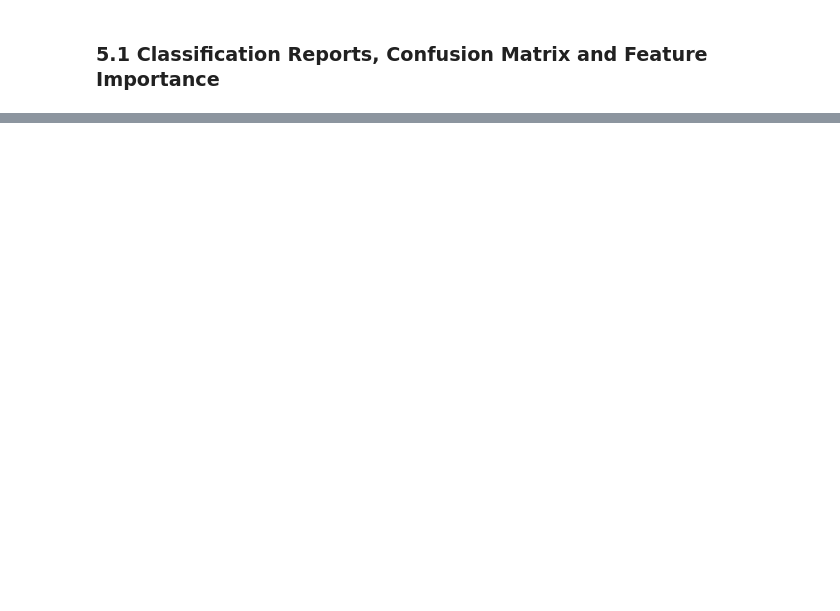
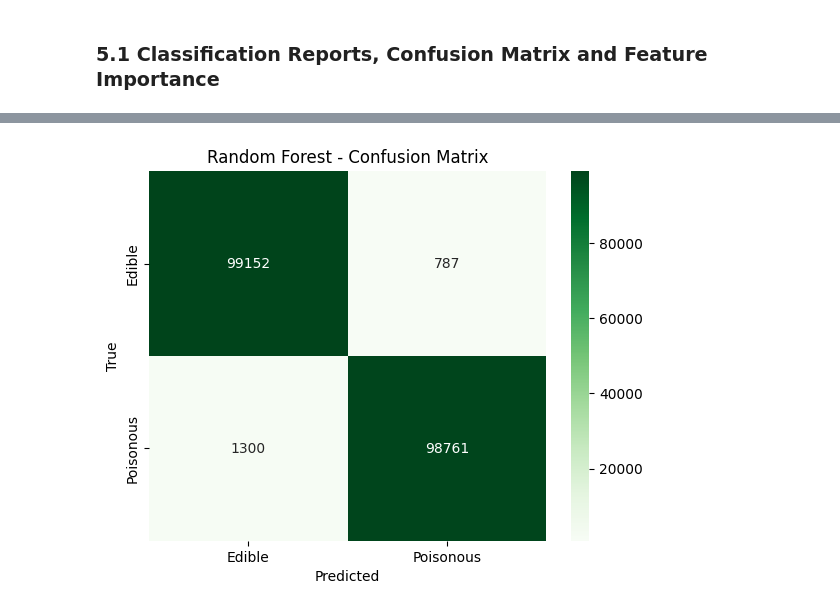
Before and after one commit to rodeso/iart.mushroom, a Jupyter notebook: supervised-learning.ipynb, the cells around one changed output, grey strips where cells are left out. Drawn from its saved outputs; the diff is of its cells as text; code cells hidden in the pictures; blank space fills up the shorter version.

```diff
--- a/supervised-learning.ipynb
+++ b/supervised-learning.ipynb
@@ -135,0 +221,12 @@ plt.show()
+# %%
+# Confusion Matrix
+cm_rf = confusion_matrix(y_test, y_pred_rf)
+sns.heatmap(cm_rf, annot=True, fmt="d", cmap="Greens",
+            xticklabels=["Edible", "Poisonous"],
+            yticklabels=["Edible", "Poisonous"])
+plt.title("Random Forest - Confusion Matrix")
+plt.xlabel("Predicted")
+plt.ylabel("True")
+plt.show()
+# %% [output]
+[figure, added]
```
Also changed, not shown: parts of 12 cells of this notebook, 3 other files.
